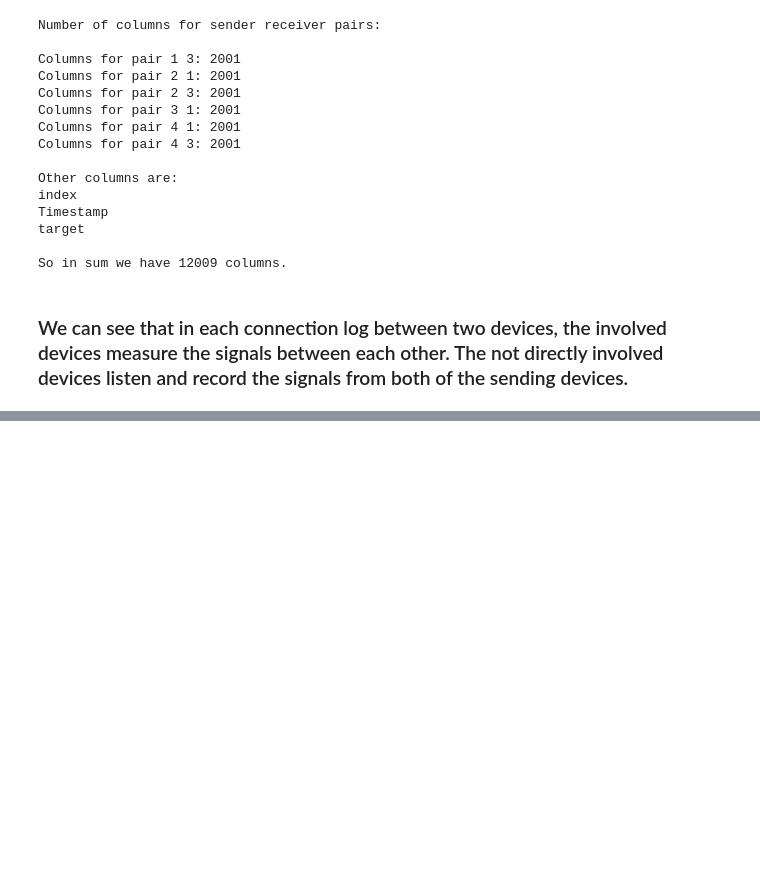
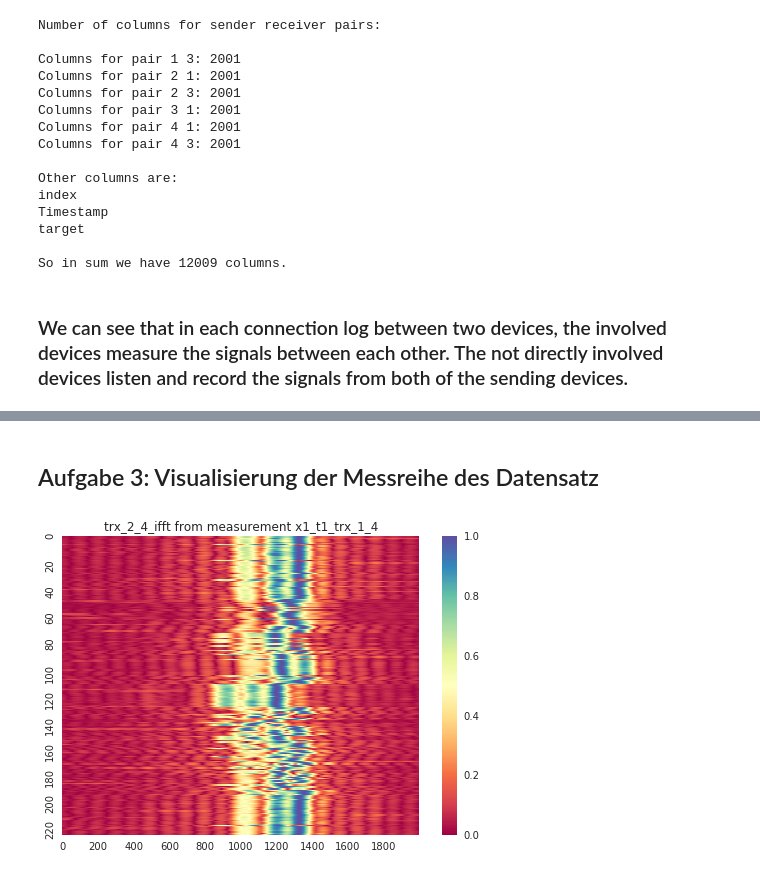
Before and after one commit to hhain/sdap17, a Jupyter notebook: notebooks/robin_ue2/mustererkennung_in_funkmessdaten.ipynb, the cells around one changed output, grey strips where cells are left out. Cells and saved outputs as stored; diff of their text form; code cells hidden in the pictures; blank space fills up the shorter version.

```diff
--- a/notebooks/robin_ue2/mustererkennung_in_funkmessdaten.ipynb
+++ b/notebooks/robin_ue2/mustererkennung_in_funkmessdaten.ipynb
@@ -197,0 +199,15 @@ Step_1.0,1.0_1.0,2.0
+# %% [markdown]
+## Aufgabe 3: Visualisierung der Messreihe des Datensatz
+# %%
+# get necessary data
+vals = df_x1_t1_trx_1_4.loc[:,'trx_2_4_ifft_0':'trx_2_4_ifft_1999'].values
+# %%
+# Spectral scheme
+fig, ax = plt.subplots()
+plt.title('trx_2_4_ifft from measurement x1_t1_trx_1_4')
+plt.xlabel("ifft of frequency")
+plt.ylabel("measurement")
+ax = sns.heatmap(vals, xticklabels=200, yticklabels=20, vmin=0, vmax=1, cmap='Spectral')
+plt.show()
+# %% [output]
+[figure, added]
```
Also changed, not shown: parts of 5 cells of this notebook.
